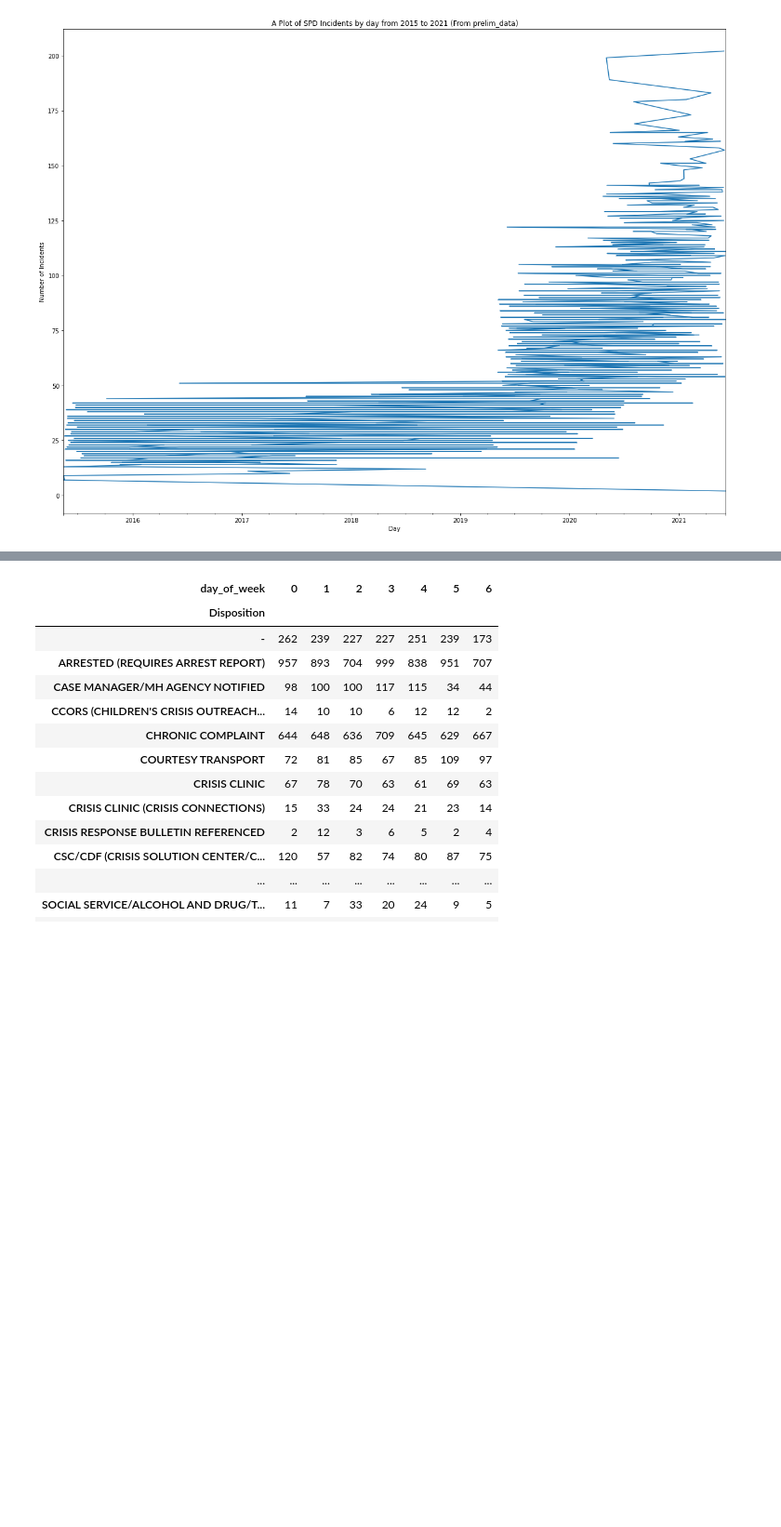
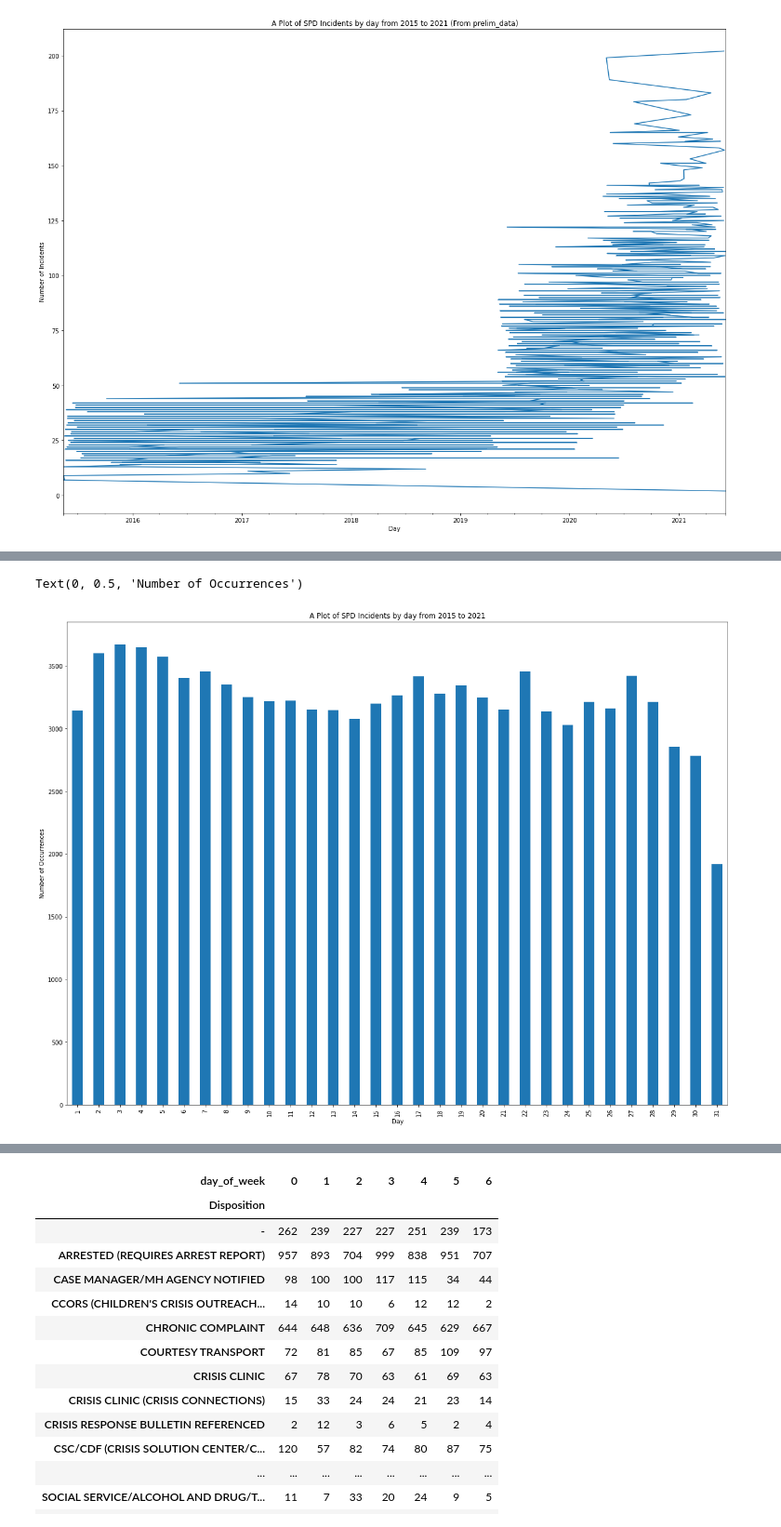
Before and after one commit to msenosain/spd-use-of-force_DS4A, a Jupyter notebook: notebooks/10_EDA_crisis.ipynb, the cells around one changed output, grey strips where cells are left out. Shown at 93% size. Cells and saved outputs as stored; diff of their text form; code cells hidden in the pictures; blank space fills up the shorter version.

```diff
--- a/notebooks/10_EDA_crisis.ipynb
+++ b/notebooks/10_EDA_crisis.ipynb
@@ -262,0 +294,3 @@ Text(0, 0.5, 'Number of Incidents')
+# %%
+daily_totals = df.groupby('day').size()
+daily_totals
@@ -262,0 +315,8 @@ Text(0, 0.5, 'Number of Incidents')
+# %%
+daily_totals.plot(kind= 'bar',figsize=(20,15))
+plt.title('A Plot of SPD Incidents by day from 2015 to 2021')
+plt.xlabel('Day')
+plt.ylabel('Number of Occurrences')
+# %% [output]
+Text(0, 0.5, 'Number of Occurrences')
+[figure, added]
```
Also changed, not shown: parts of 41 cells of this notebook.
